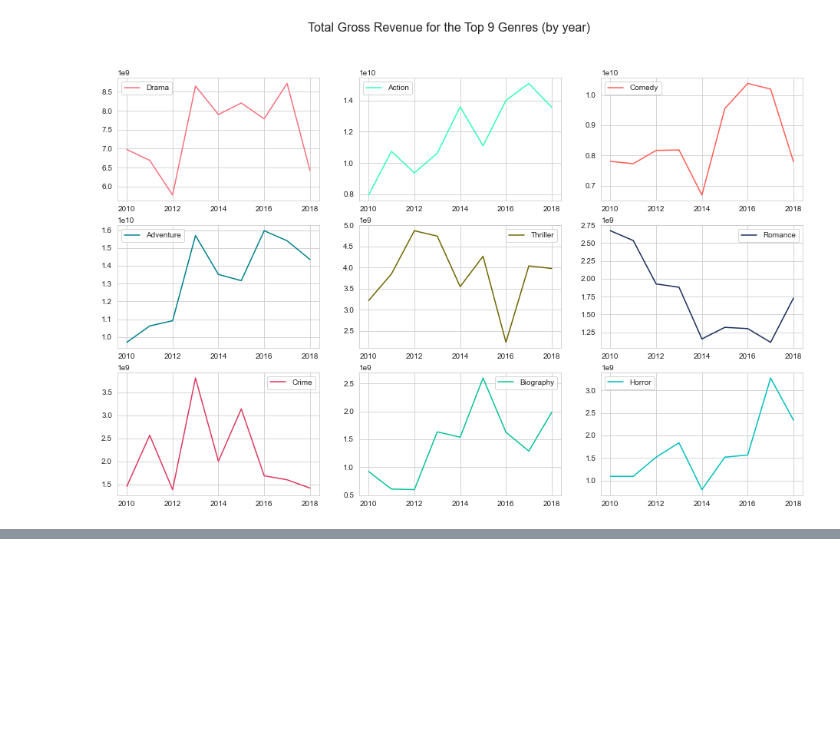
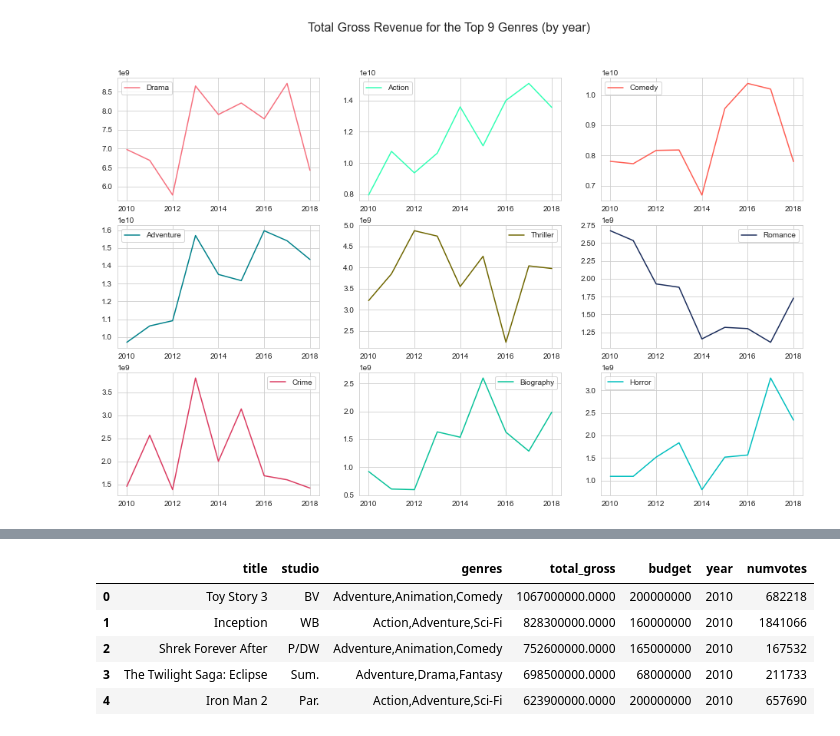
Before and after one commit to justinweible/movie_analysis_for_microsoft, a Jupyter notebook: Movie_titles_analysis.ipynb, the cells around one changed output, grey strips where cells are left out. Cells and saved outputs as stored; diff of their text form; code cells hidden in the pictures; blank space fills up the shorter version.

```diff
--- a/Movie_titles_analysis.ipynb
+++ b/Movie_titles_analysis.ipynb
@@ -276,0 +301,2 @@ gross_df.loc['Horror'].plot(label = "Horror",color='c',ax = ax[2][2],legend=True
+# %%
+movie_titles_budget = movie_titles_budget.rename(columns={'year_x': 'year'})
@@ -276,0 +309,10 @@ gross_df.loc['Horror'].plot(label = "Horror",color='c',ax = ax[2][2],legend=True
+# %%
+movie_titles_budget = movie_titles_budget[['title', 'studio', 'genres', 'total_gross', 'budget', 'year',  'numvotes']]
+movie_titles_budget.head()
+# %% [output]
+|  | title | studio | genres | total_gross | budget | year | numvotes |
+| 0 | Toy Story 3 | BV | Adventure,Animation,Comedy | 1067000000.0000 | 200000000 | 2010 | 682218 |
+| 1 | Inception | WB | Action,Adventure,Sci-Fi | 828300000.0000 | 160000000 | 2010 | 1841066 |
+| 2 | Shrek Forever After | P/DW | Adventure,Animation,Comedy | 752600000.0000 | 165000000 | 2010 | 167532 |
+| 3 | The Twilight Saga: Eclipse | Sum. | Adventure,Drama,Fantasy | 698500000.0000 | 68000000 | 2010 | 211733 |
+| 4 | Iron Man 2 | Par. | Action,Adventure,Sci-Fi | 623900000.0000 | 200000000 | 2010 | 657690 |
```
Also changed, not shown: parts of 17 cells of this notebook, 5 other files.
